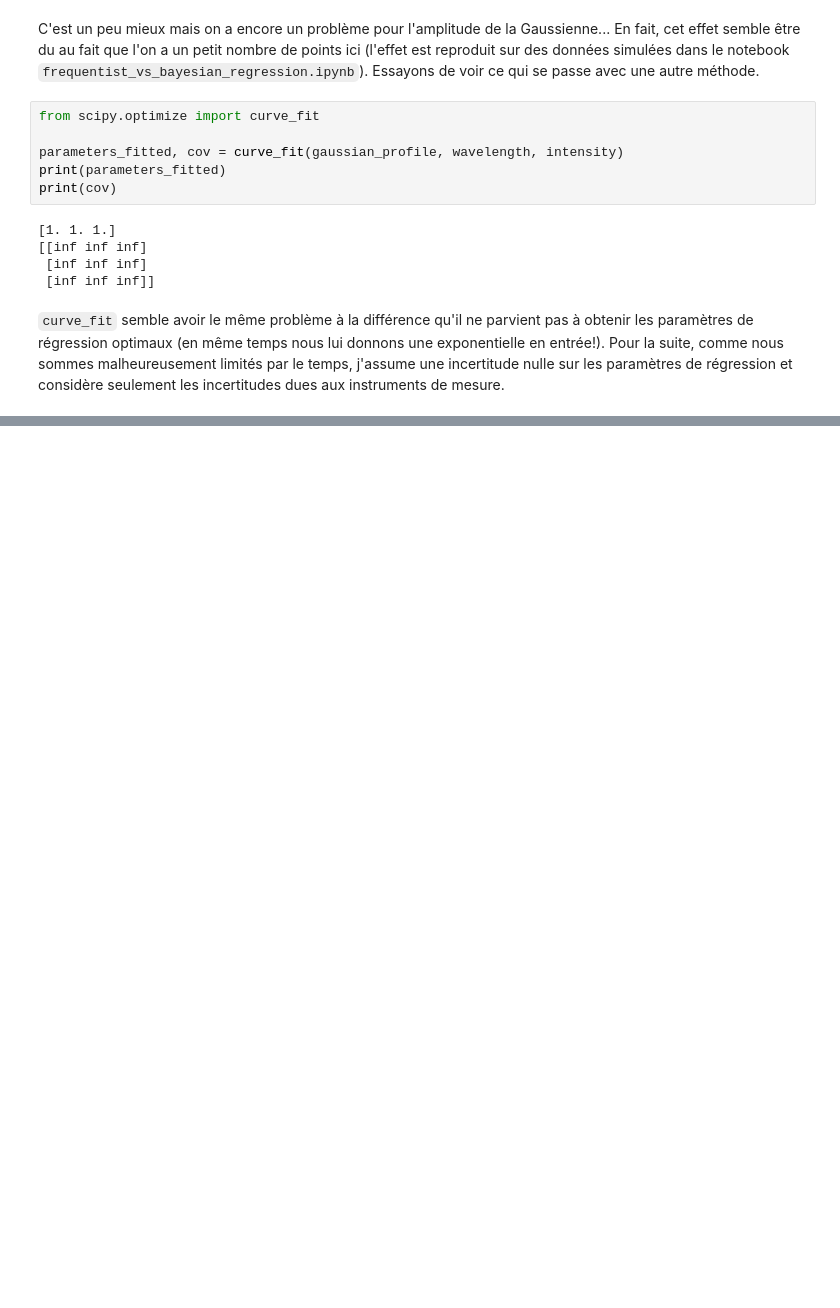
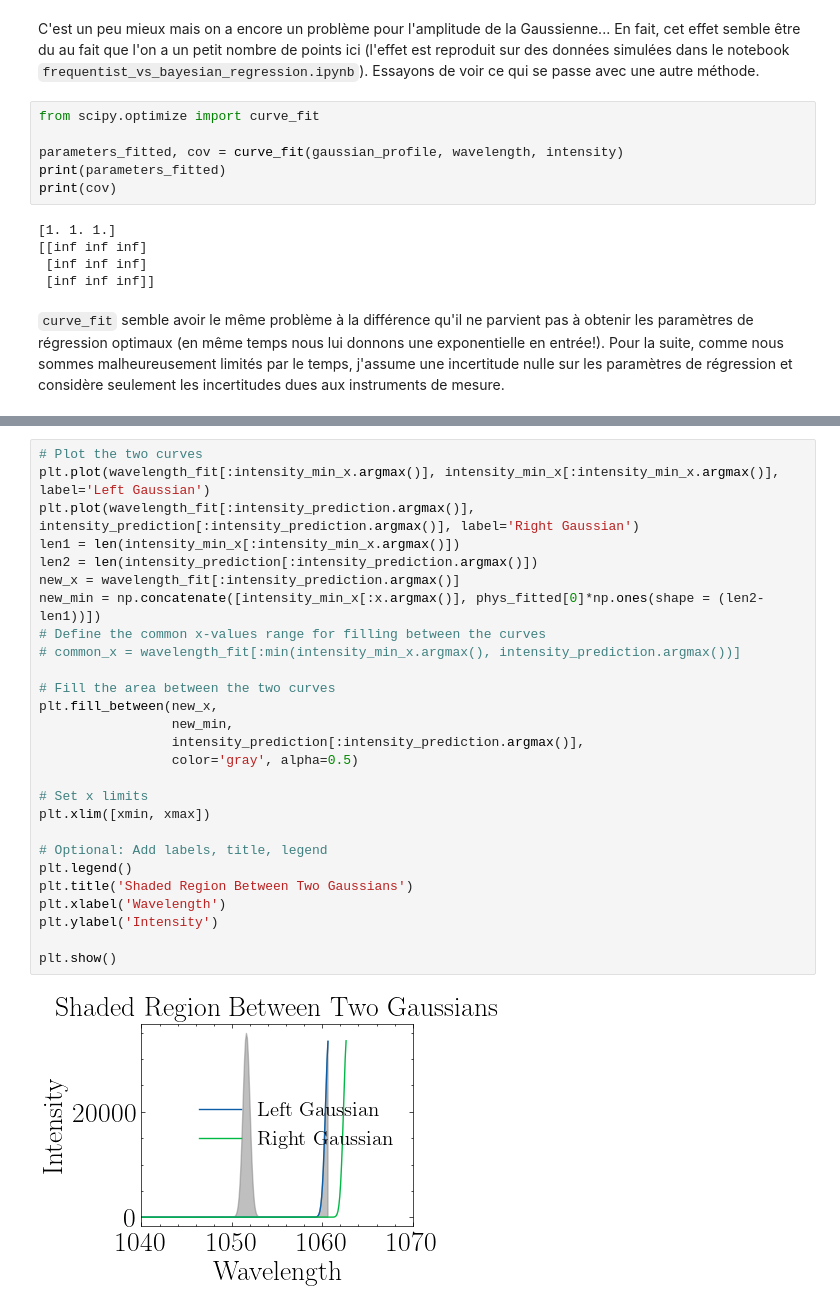
Before and after one commit to EnceladeCandy/phy3040, a Jupyter notebook: notebooks/optique_non_lineaire.ipynb, the cells around one changed output, grey strips where cells are left out. Drawn from its saved outputs; the diff is of its cells as text; blank space fills up the shorter version.

```diff
--- a/notebooks/optique_non_lineaire.ipynb
+++ b/notebooks/optique_non_lineaire.ipynb
@@ -603,0 +633,29 @@ ax.legend([handles[idx] for idx in order],[labels[idx] for idx in order], loc =
+# %%
+# Plot the two curves
+plt.plot(wavelength_fit[:intensity_min_x.argmax()], intensity_min_x[:intensity_min_x.argmax()], label='Left Gaussian')
+plt.plot(wavelength_fit[:intensity_prediction.argmax()], intensity_prediction[:intensity_prediction.argmax()], label='Right Gaussian')
+len1 = len(intensity_min_x[:intensity_min_x.argmax()])
+len2 = len(intensity_prediction[:intensity_prediction.argmax()])
+new_x = wavelength_fit[:intensity_prediction.argmax()]
+new_min = np.concatenate([intensity_min_x[:x.argmax()], phys_fitted[0]*np.ones(shape = (len2-len1))])
+# Define the common x-values range for filling between the curves
+# common_x = wavelength_fit[:min(intensity_min_x.argmax(), intensity_prediction.argmax())]
+
+# Fill the area between the two curves
+plt.fill_between(new_x,
+                 new_min,
+                 intensity_prediction[:intensity_prediction.argmax()],
+                 color='gray', alpha=0.5)
+
+# Set x limits
+plt.xlim([xmin, xmax])
+
+# Optional: Add labels, title, legend
+plt.legend()
+plt.title('Shaded Region Between Two Gaussians')
+plt.xlabel('Wavelength')
+plt.ylabel('Intensity')
+
+plt.show()
+# %% [output]
+[figure, added]
```
Also changed, not shown: parts of 12 cells of this notebook.
